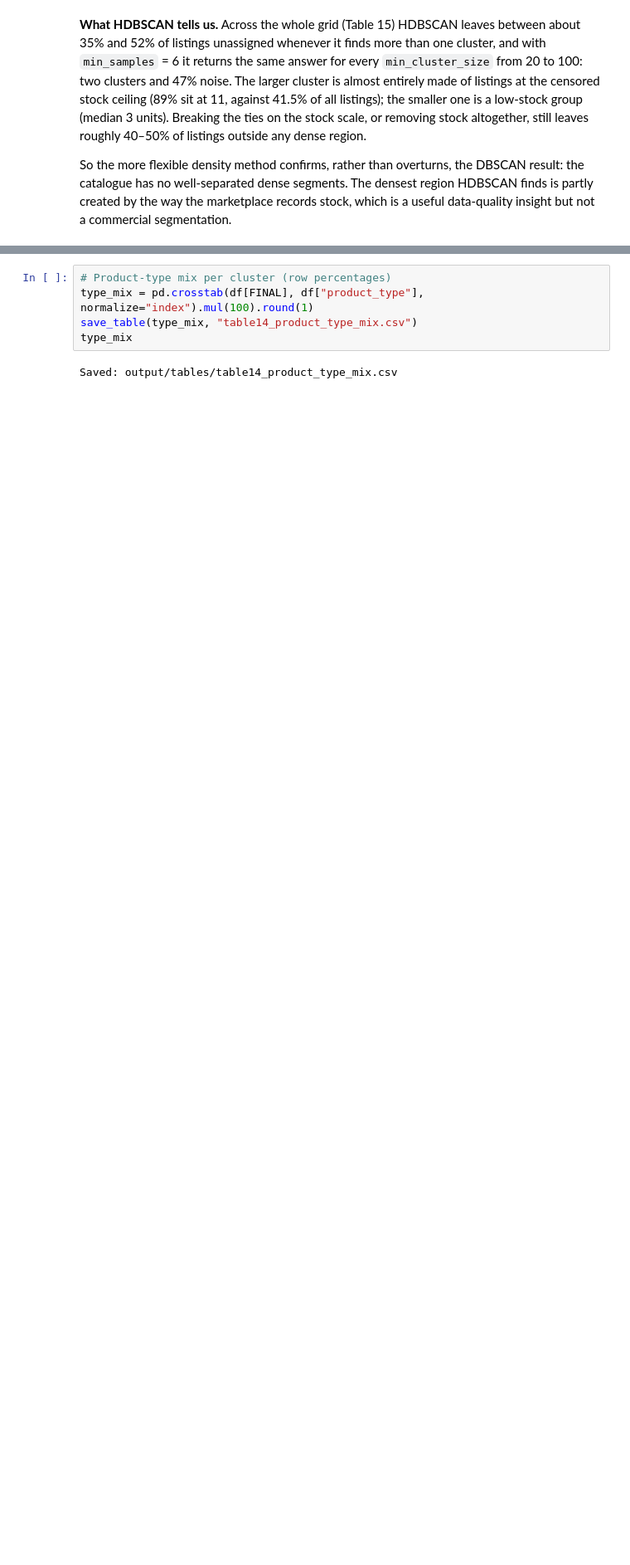
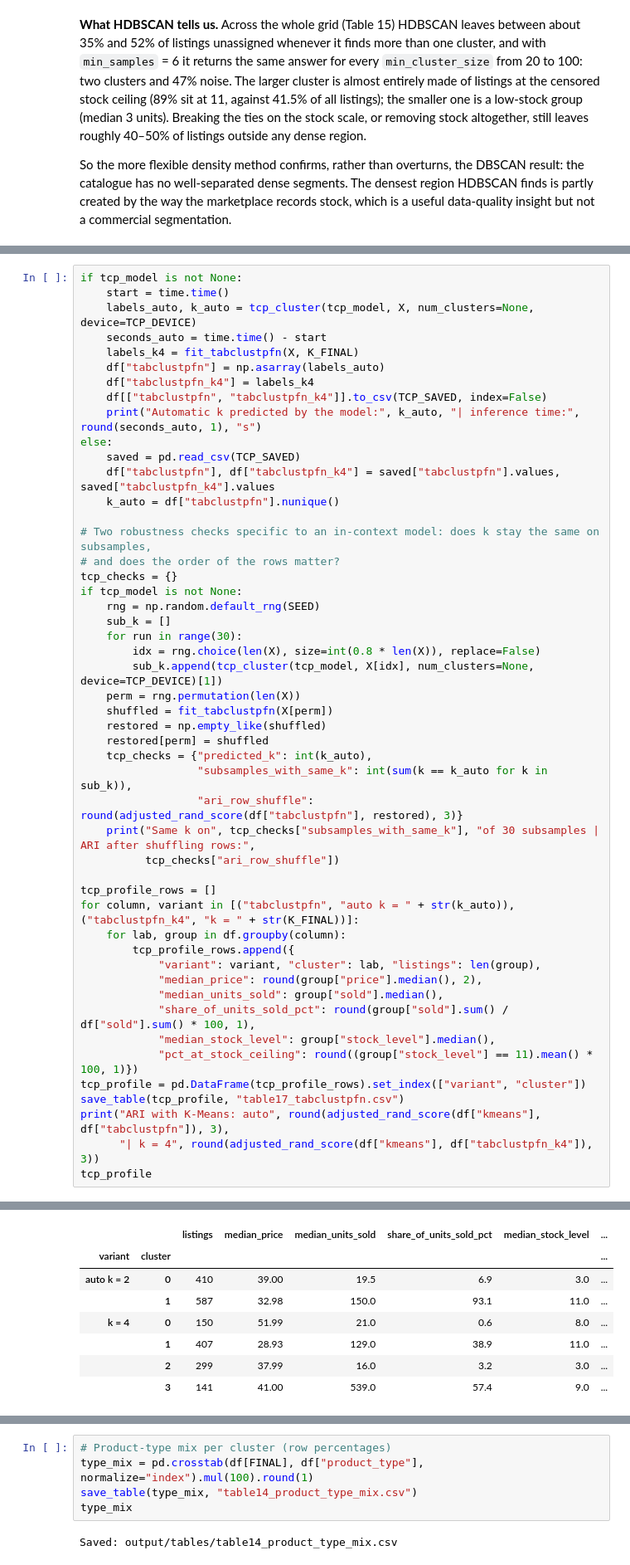
Before and after one commit to kvmmn/_COM7022_MachineLearning, a Jupyter notebook: COM7022 - Assignment/COM7022_Clustering_25199053.ipynb, the cells around one changed output, grey strips where cells are left out. Shown at 83% size. Saved outputs shown, nothing was run; the diff lists cells and outputs as text; blank space fills up the shorter version.

```diff
--- a/COM7022 - Assignment/COM7022_Clustering_25199053.ipynb
+++ b/COM7022 - Assignment/COM7022_Clustering_25199053.ipynb
@@ -1170,0 +1244,50 @@ So the more flexible density method confirms, rather than overturns, the DBSCAN
+# %%
+if tcp_model is not None:
+    start = time.time()
+    labels_auto, k_auto = tcp_cluster(tcp_model, X, num_clusters=None, device=TCP_DEVICE)
+    seconds_auto = time.time() - start
+    labels_k4 = fit_tabclustpfn(X, K_FINAL)
+    df["tabclustpfn"] = np.asarray(labels_auto)
+    df["tabclustpfn_k4"] = labels_k4
+    df[["tabclustpfn", "tabclustpfn_k4"]].to_csv(TCP_SAVED, index=False)
+    print("Automatic k predicted by the model:", k_auto, "| inference time:", round(seconds_auto, 1), "s")
+else:
+    saved = pd.read_csv(TCP_SAVED)
+    df["tabclustpfn"], df["tabclustpfn_k4"] = saved["tabclustpfn"].values, saved["tabclustpfn_k4"].values
+    k_auto = df["tabclustpfn"].nunique()
+
+# Two robustness checks specific to an in-context model: does k stay the same on subsamples,
+# and does the order of the rows matter?
+tcp_checks = {}
+if tcp_model is not None:
+    rng = np.random.default_rng(SEED)
+    sub_k = []
+    for run in range(30):
+        idx = rng.choice(len(X), size=int(0.8 * len(X)), replace=False)
+        sub_k.append(tcp_cluster(tcp_model, X[idx], num_clusters=None, device=TCP_DEVICE)[1])
+    perm = rng.permutation(len(X))
+    shuffled = fit_tabclustpfn(X[perm])
+    restored = np.empty_like(shuffled)
+    restored[perm] = shuffled
+    tcp_checks = {"predicted_k": int(k_auto),
+                  "subsamples_with_same_k": int(sum(k == k_auto for k in sub_k)),
+                  "ari_row_shuffle": round(adjusted_rand_score(df["tabclustpfn"], restored), 3)}
+    print("Same k on", tcp_checks["subsamples_with_same_k"], "of 30 subsamples | ARI after shuffling rows:",
+          tcp_checks["ari_row_shuffle"])
+
+tcp_profile_rows = []
+for column, variant in [("tabclustpfn", "auto k = " + str(k_auto)), ("tabclustpfn_k4", "k = " + str(K_FINAL))]:
+    for lab, group in df.groupby(column):
+        tcp_profile_rows.append({
+            "variant": variant, "cluster": lab, "listings": len(group),
+            "median_price": round(group["price"].median(), 2),
+            "median_units_sold": group["sold"].median(),
+            "share_of_units_sold_pct": round(group["sold"].sum() / df["sold"].sum() * 100, 1),
+            "median_stock_level": group["stock_level"].median(),
+            "pct_at_stock_ceiling": round((group["stock_level"] == 11).mean() * 100, 1)})
+tcp_profile = pd.DataFrame(tcp_profile_rows).set_index(["variant", "cluster"])
+save_table(tcp_profile, "table17_tabclustpfn.csv")
+print("ARI with K-Means: auto", round(adjusted_rand_score(df["kmeans"], df["tabclustpfn"]), 3),
+      "| k = 4", round(adjusted_rand_score(df["kmeans"], df["tabclustpfn_k4"]), 3))
+tcp_profile
+# %% [output]
@@ -1170,0 +1298,8 @@ So the more flexible density method confirms, rather than overturns, the DBSCAN
+|  |  | listings | median_price | median_units_sold | share_of_units_sold_pct | median_stock_level | ... |
+| variant | cluster |  |  |  |  |  | ... |
+| auto k = 2 | 0 | 410 | 39.00 | 19.5 | 6.9 | 3.0 | ... |
+|  | 1 | 587 | 32.98 | 150.0 | 93.1 | 11.0 | ... |
+| k = 4 | 0 | 150 | 51.99 | 21.0 | 0.6 | 8.0 | ... |
+|  | 1 | 407 | 28.93 | 129.0 | 38.9 | 11.0 | ... |
+|  | 2 | 299 | 37.99 | 16.0 | 3.2 | 3.0 | ... |
+|  | 3 | 141 | 41.00 | 539.0 | 57.4 | 9.0 | ... |
```
Also changed, not shown: parts of 13 cells of this notebook, 29 other files.
